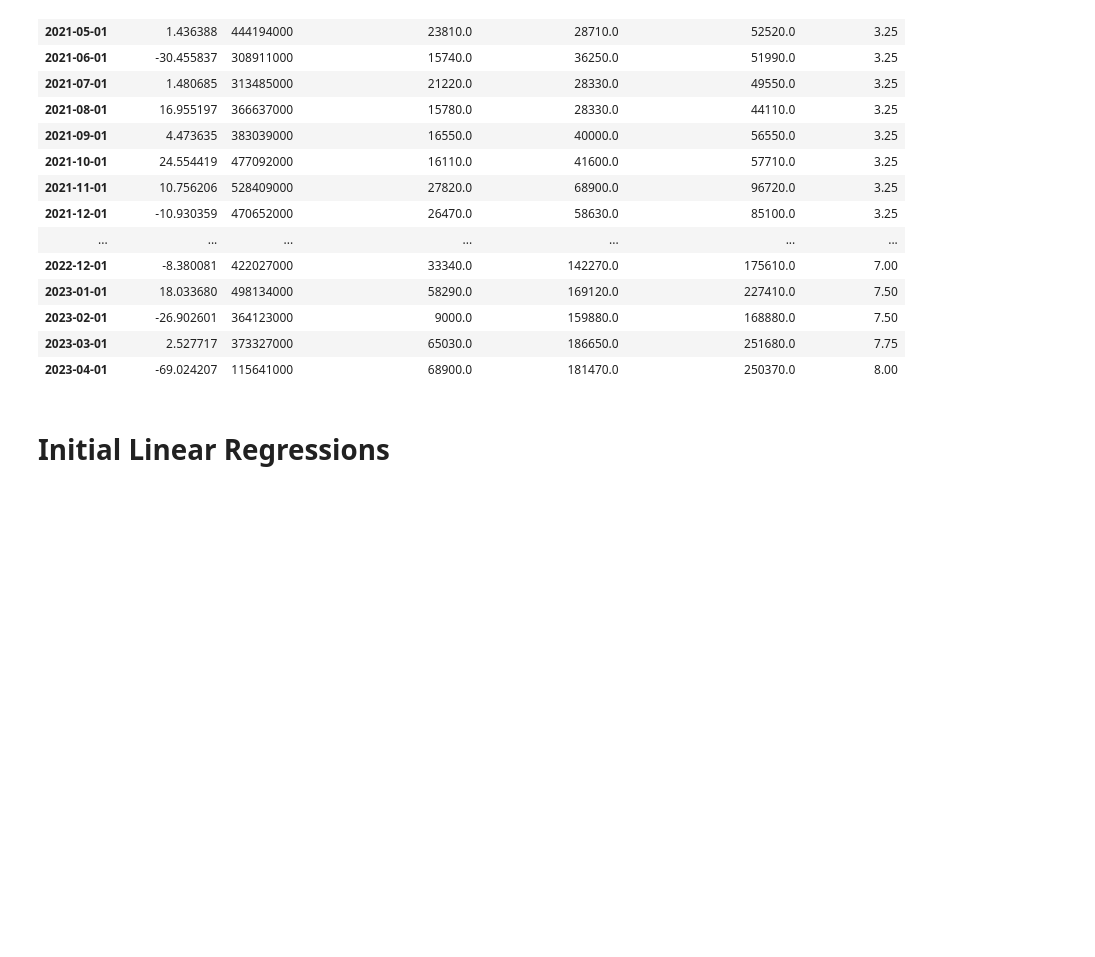
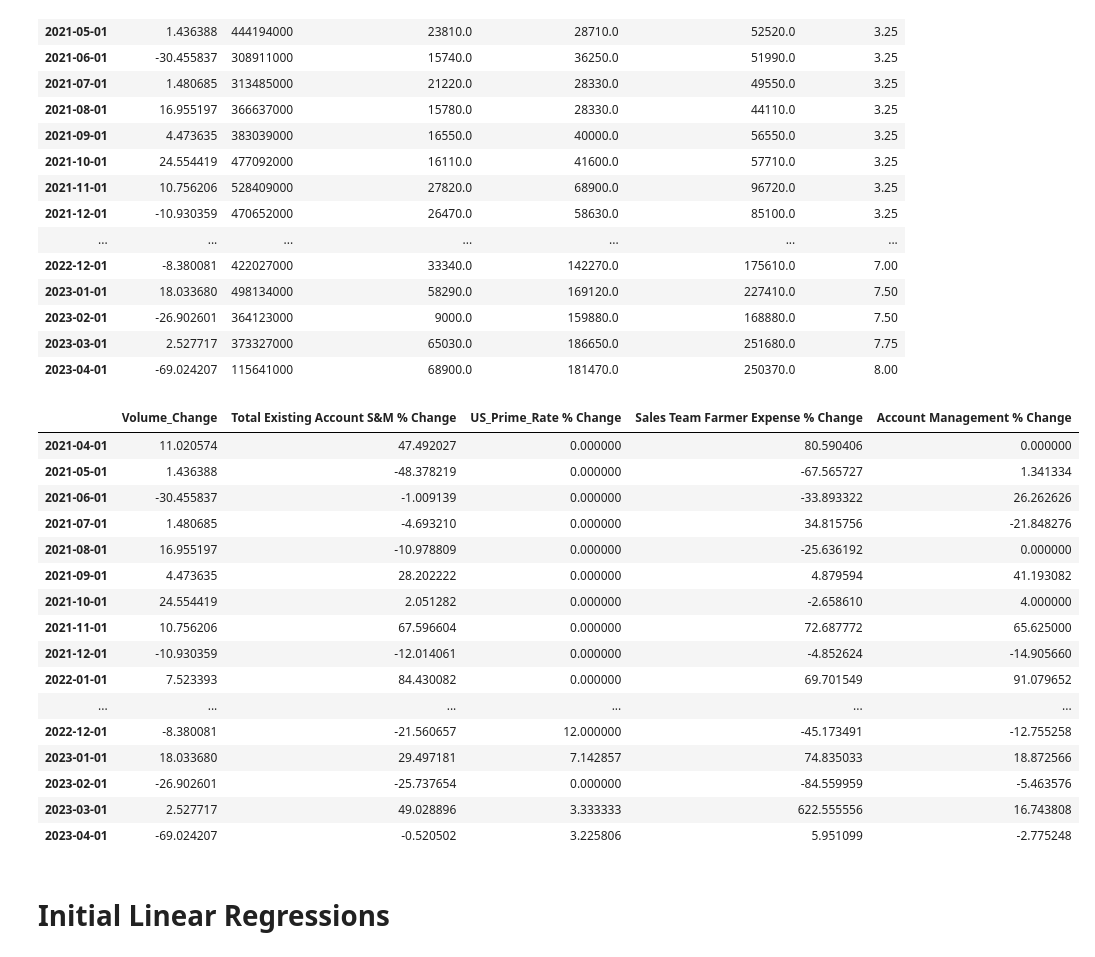
Before and after one commit to CmasterFTP/P.Oakley-Correlation-Analysis, a Jupyter notebook: P.Oakley Correlation Analysis v3 (US_Prime_Rate).ipynb, the cells around one changed output. Drawn from its saved outputs; the diff is of its cells as text; code cells hidden in the pictures; blank space fills up the shorter version.

```diff
--- a/P.Oakley Correlation Analysis v3 (US_Prime_Rate).ipynb
+++ b/P.Oakley Correlation Analysis v3 (US_Prime_Rate).ipynb
@@ -241,6 +241,36 @@ esm
 | 2023-02-01 | -26.902601 | 364123000 | 9000.0 | 159880.0 | 168880.0 | 7.50 |
 | 2023-03-01 | 2.527717 | 373327000 | 65030.0 | 186650.0 | 251680.0 | 7.75 |
 | 2023-04-01 | -69.024207 | 115641000 | 68900.0 | 181470.0 | 250370.0 | 8.00 |
+# %%
+# Create Percent Change dataframe
+cesm = pd.merge(data4,df, left_index=True, right_index=True, how='inner')
+cesm['Volume_Change'] = esm['Volume'].pct_change()*100
+cesm['Total Existing Account S&M'] = cesm['Sales Team Farmer Expense'] + cesm['Account Management']
+cesm['Total Existing Account S&M % Change'] = cesm['Total Existing Account S&M'].pct_change()*100
+cesm['US_Prime_Rate % Change'] = cesm['US_Prime_Rate'].pct_change()*100
+cesm['Sales Team Farmer Expense % Change'] = cesm['Sales Team Farmer Expense'].pct_change()*100
+cesm['Account Management % Change'] = cesm['Account Management'].pct_change()*100
+cesm.dropna(inplace=True)
+cesm = cesm[['Volume_Change', 'Total Existing Account S&M % Change', 'US_Prime_Rate % Change', 'Sales Team Farmer Expense % Change', 'Account Management % Change']]
+cesm
+# %% [output]
+|  | Volume_Change | Total Existing Account S&M % Change | US_Prime_Rate % Change | Sales Team Farmer Expense % Change | Account Management % Change |
+| 2021-04-01 | 11.020574 | 47.492027 | 0.000000 | 80.590406 | 0.000000 |
+| 2021-05-01 | 1.436388 | -48.378219 | 0.000000 | -67.565727 | 1.341334 |
+| 2021-06-01 | -30.455837 | -1.009139 | 0.000000 | -33.893322 | 26.262626 |
+| 2021-07-01 | 1.480685 | -4.693210 | 0.000000 | 34.815756 | -21.848276 |
+| 2021-08-01 | 16.955197 | -10.978809 | 0.000000 | -25.636192 | 0.000000 |
+| 2021-09-01 | 4.473635 | 28.202222 | 0.000000 | 4.879594 | 41.193082 |
+| 2021-10-01 | 24.554419 | 2.051282 | 0.000000 | -2.658610 | 4.000000 |
+| 2021-11-01 | 10.756206 | 67.596604 | 0.000000 | 72.687772 | 65.625000 |
+| 2021-12-01 | -10.930359 | -12.014061 | 0.000000 | -4.852624 | -14.905660 |
+| 2022-01-01 | 7.523393 | 84.430082 | 0.000000 | 69.701549 | 91.079652 |
+| ... | ... | ... | ... | ... | ... |
+| 2022-12-01 | -8.380081 | -21.560657 | 12.000000 | -45.173491 | -12.755258 |
+| 2023-01-01 | 18.033680 | 29.497181 | 7.142857 | 74.835033 | 18.872566 |
+| 2023-02-01 | -26.902601 | -25.737654 | 0.000000 | -84.559959 | -5.463576 |
+| 2023-03-01 | 2.527717 | 49.028896 | 3.333333 | 622.555556 | 16.743808 |
+| 2023-04-01 | -69.024207 | -0.520502 | 3.225806 | 5.951099 | -2.775248 |
 # %% [markdown]
 # Initial Linear Regressions
 # %% [markdown]
```
Also changed, not shown: parts of 31 cells of this notebook.
